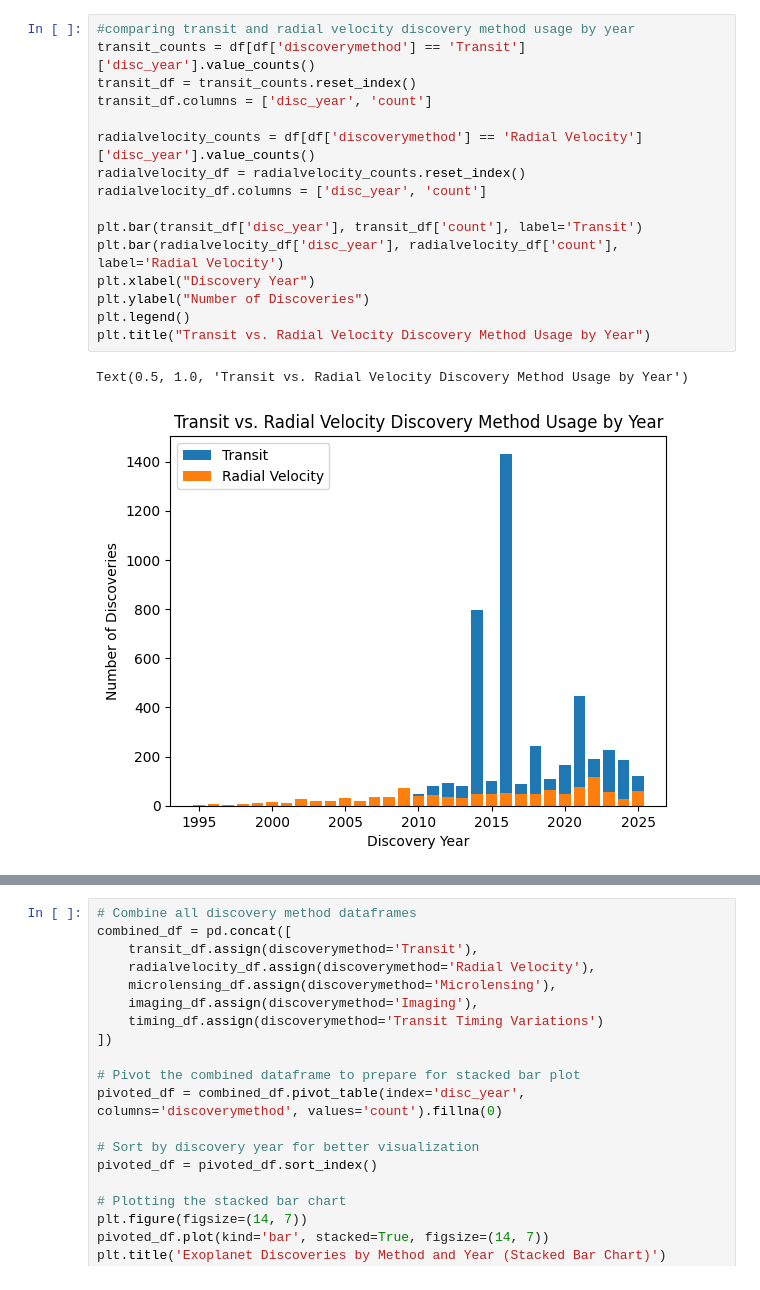
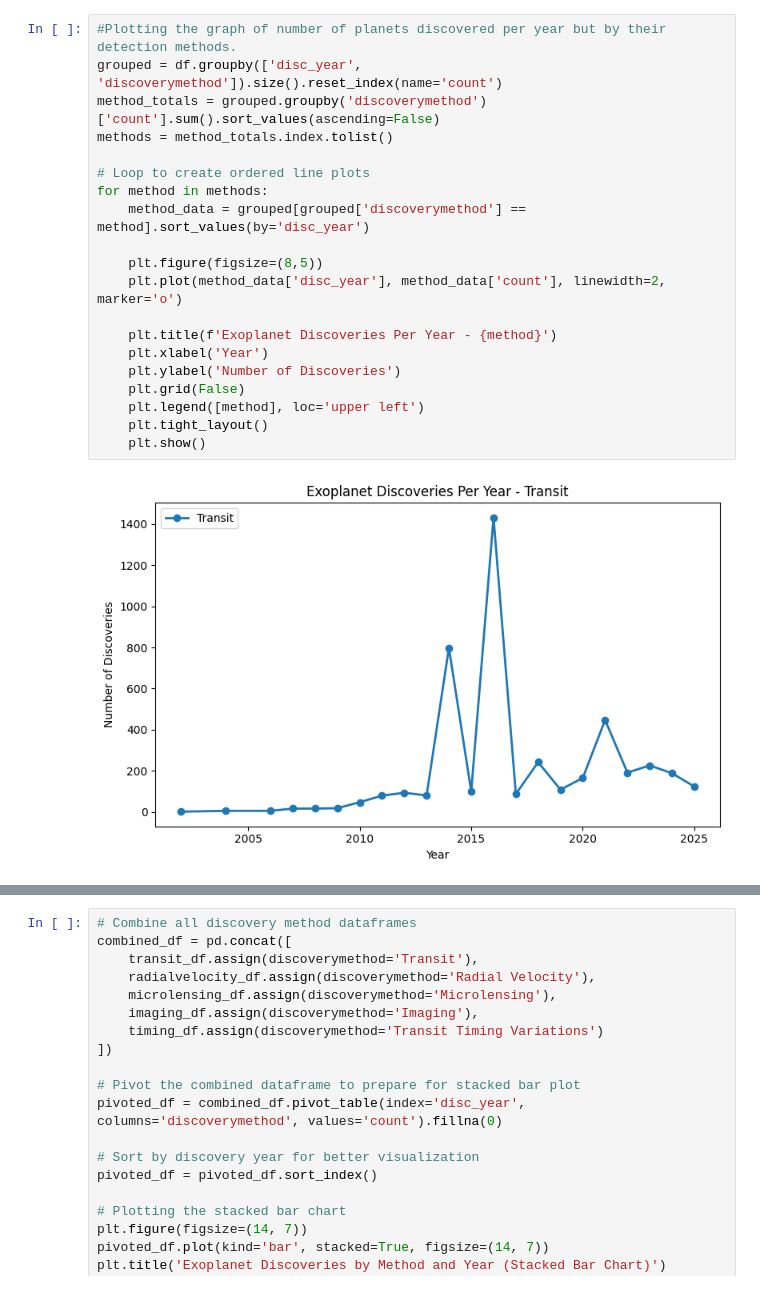
Before and after one commit to Celestia-Analytics/exoplanet-data-visualization, a Jupyter notebook: exoplanet_trends.ipynb, the cells around one changed output, grey strips where cells are left out. Drawn from its saved outputs; the diff is of its cells as text.

```diff
--- a/exoplanet_trends.ipynb
+++ b/exoplanet_trends.ipynb
@@ -45,19 +108,22 @@ Text(0, 0.5, 'Number of Discoveries')
-# %%
-#comparing transit and radial velocity discovery method usage by year
-transit_counts = df[df['discoverymethod'] == 'Transit'] ['disc_year'].value_counts()
-transit_df = transit_counts.reset_index()
-transit_df.columns = ['disc_year', 'count']
-
-radialvelocity_counts = df[df['discoverymethod'] == 'Radial Velocity'] ['disc_year'].value_counts()
-radialvelocity_df = radialvelocity_counts.reset_index()
-radialvelocity_df.columns = ['disc_year', 'count']
-
-plt.bar(transit_df['disc_year'], transit_df['count'], label='Transit')
-plt.bar(radialvelocity_df['disc_year'], radialvelocity_df['count'], label='Radial Velocity')
-plt.xlabel("Discovery Year")
-plt.ylabel("Number of Discoveries")
-plt.legend()
-plt.title("Transit vs. Radial Velocity Discovery Method Usage by Year")
-# %% [output]
-Text(0.5, 1.0, 'Transit vs. Radial Velocity Discovery Method Usage by Year')
-[figure, removed]
+# %%
+#Plotting the graph of number of planets discovered per year but by their detection methods.
+grouped = df.groupby(['disc_year', 'discoverymethod']).size().reset_index(name='count')
+method_totals = grouped.groupby('discoverymethod')['count'].sum().sort_values(ascending=False)
+methods = method_totals.index.tolist()
+
+# Loop to create ordered line plots
+for method in methods:
+    method_data = grouped[grouped['discoverymethod'] == method].sort_values(by='disc_year')
+
+    plt.figure(figsize=(8,5))
+    plt.plot(method_data['disc_year'], method_data['count'], linewidth=2, marker='o')
+
+    plt.title(f'Exoplanet Discoveries Per Year - {method}')
+    plt.xlabel('Year')
+    plt.ylabel('Number of Discoveries')
+    plt.grid(False)
+    plt.legend([method], loc='upper left')
+    plt.tight_layout()
+    plt.show()
+# %% [output]
+[figure, added]
```
Also changed, not shown: parts of 18 cells of this notebook.
